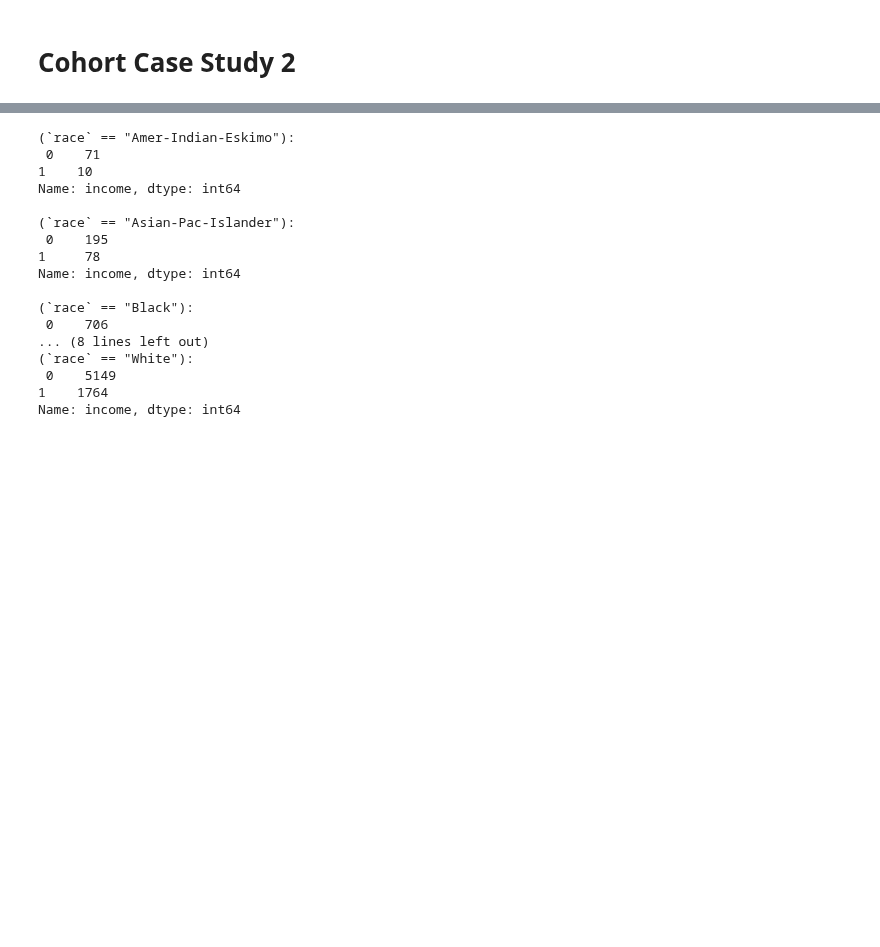
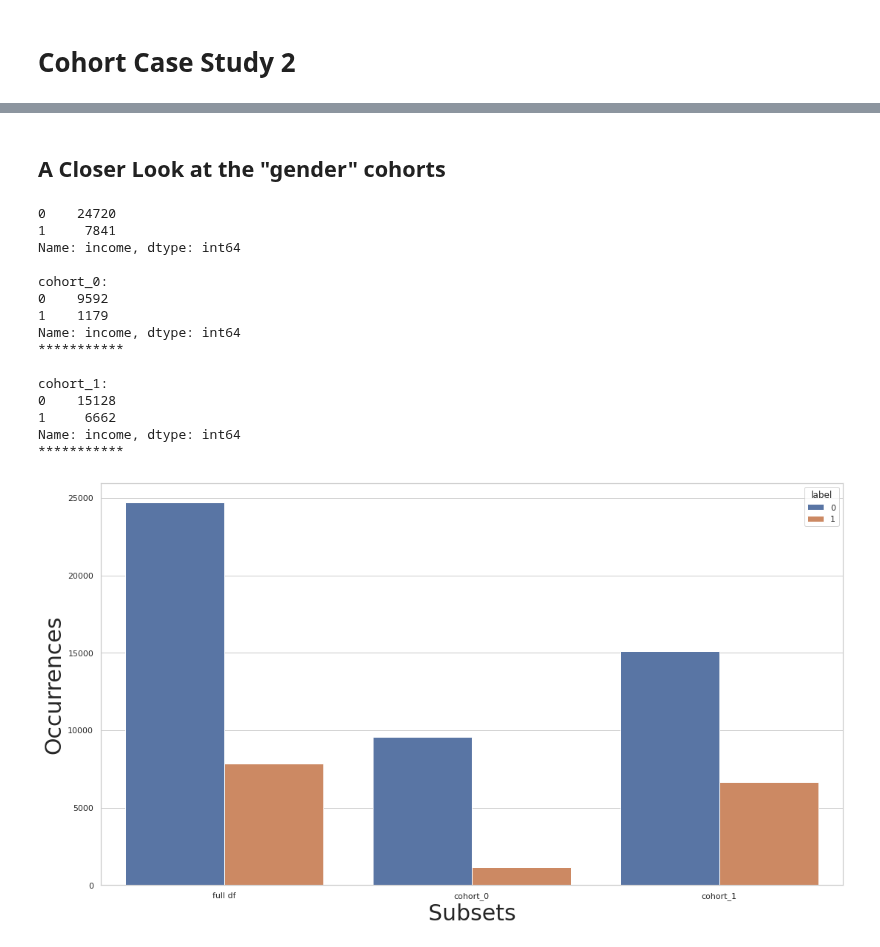
Before and after one commit to microsoft/responsible-ai-toolbox-mitigations, a Jupyter notebook: notebooks/cohort/case_study/case_2.ipynb, the cells around one changed output, grey strips where cells are left out. Cells and saved outputs as stored; diff of their text form; code cells hidden in the pictures; blank space fills up the shorter version.

```diff
--- a/notebooks/cohort/case_study/case_2.ipynb
+++ b/notebooks/cohort/case_study/case_2.ipynb
@@ -48,0 +68,12 @@ df
+# %%
+pipe = Pipeline([
+            ("scaler", dp.DataStandardScaler(verbose=False)),
+            ("encoder", dp.EncoderOHE(verbose=False)),
+            ("estimator", get_model()),
+        ])
+pipe.fit(X_train, y_train)
+pred_org = pipe.predict_proba(X_test)
+
+experiments = {}
+experiments["Baseline (race)"] = fetch_cohort_results(X_test, y_test, pred_org, cohort_col=["race"])
+experiments["Baseline (race)"]
@@ -49,27 +147,31 @@ df
+# %% [markdown]
+## A Closer Look at the "gender" cohorts
 # %%
-X_train, X_test, y_train, y_test = split_data(df, label=label_col, test_size=0.25)
+cohort_set = CohortManager(
+    cohort_col=["gender"]
+)
+cohort_set.fit(X=X_train, y=y_train)
+subsets = cohort_set.get_subsets(X_train, y_train, apply_transform=False)
 
-cht_manager = CohortManager(cohort_col=["race"])
-cht_manager.fit(X_test, y_test)
-subsets = cht_manager.get_subsets(X_test, y_test)
-queries = cht_manager.get_queries()
+print(y_train.value_counts())
 for key in subsets.keys():
-    print(f"{queries[key]}:\n {subsets[key]['y'].value_counts()}\n")
+    print(f"\n{key}:\n{subsets[key]['y'].value_counts()}\n***********")
+
+plot_value_counts_cohort(y_train, subsets, normalize=False)
 # %% [output]
-(`race` == "Amer-Indian-Eskimo"):
- 0    71
-1    10
+0    24720
+1     7841
 Name: income, dtype: int64
 
-(`race` == "Asian-Pac-Islander"):
- 0    195
-1     78
+cohort_0:
+0    9592
+1    1179
 Name: income, dtype: int64
+***********
 
-(`race` == "Black"):
- 0    706
-... (8 lines left out)
-(`race` == "White"):
- 0    5149
-1    1764
+cohort_1:
+0    15128
+1     6662
 Name: income, dtype: int64
+***********
+[figure, added]
```
Also changed, not shown: parts of 27 cells of this notebook, 4 other files.
